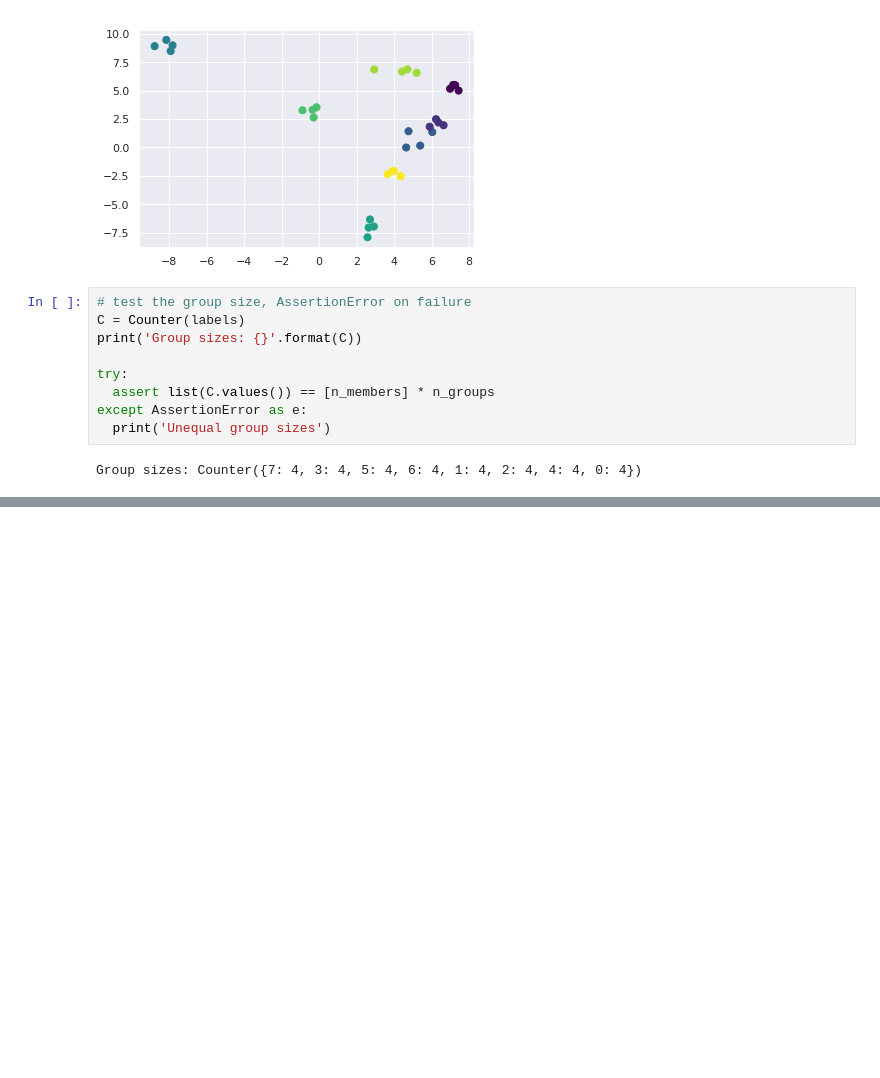
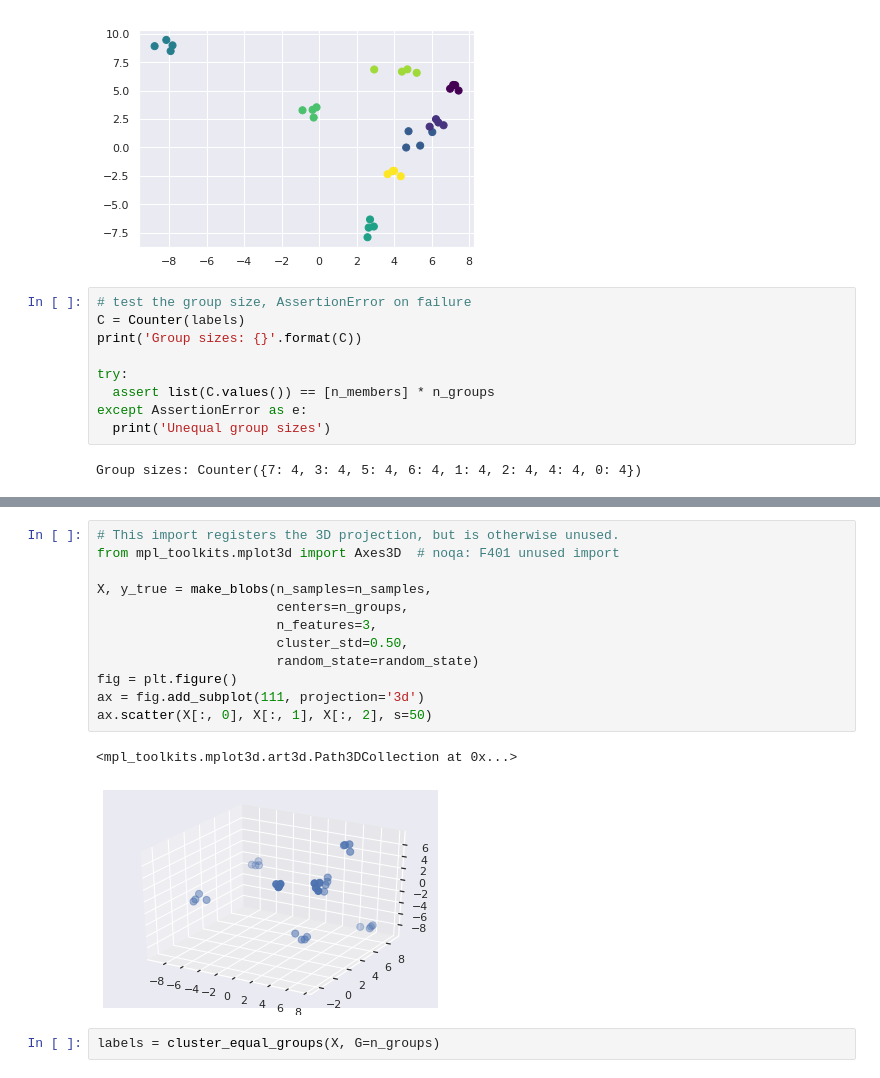
Before and after one commit to korymath/public_notebooks, a Jupyter notebook: Building_Equal_Size_Clusters_Kyle_Mathewson_Sept_2019.ipynb, the cells around one changed output, grey strips where cells are left out. Saved outputs shown, nothing was run; the diff lists cells and outputs as text; blank space fills up the shorter version.

```diff
--- a/Building_Equal_Size_Clusters_Kyle_Mathewson_Sept_2019.ipynb
+++ b/Building_Equal_Size_Clusters_Kyle_Mathewson_Sept_2019.ipynb
@@ -203,0 +226,17 @@ Group sizes: Counter({7: 4, 3: 4, 5: 4, 6: 4, 1: 4, 2: 4, 4: 4, 0: 4})
+# %%
+# This import registers the 3D projection, but is otherwise unused.
+from mpl_toolkits.mplot3d import Axes3D  # noqa: F401 unused import
+
+X, y_true = make_blobs(n_samples=n_samples,
+                       centers=n_groups,
+                       n_features=3,
+                       cluster_std=0.50,
+                       random_state=random_state)
+fig = plt.figure()
+ax = fig.add_subplot(111, projection='3d')
+ax.scatter(X[:, 0], X[:, 1], X[:, 2], s=50)
+# %% [output]
+<mpl_toolkits.mplot3d.art3d.Path3DCollection at 0x...>
+[figure, added]
+# %%
+labels = cluster_equal_groups(X, G=n_groups)
```
Also changed, not shown: parts of 8 cells of this notebook.
